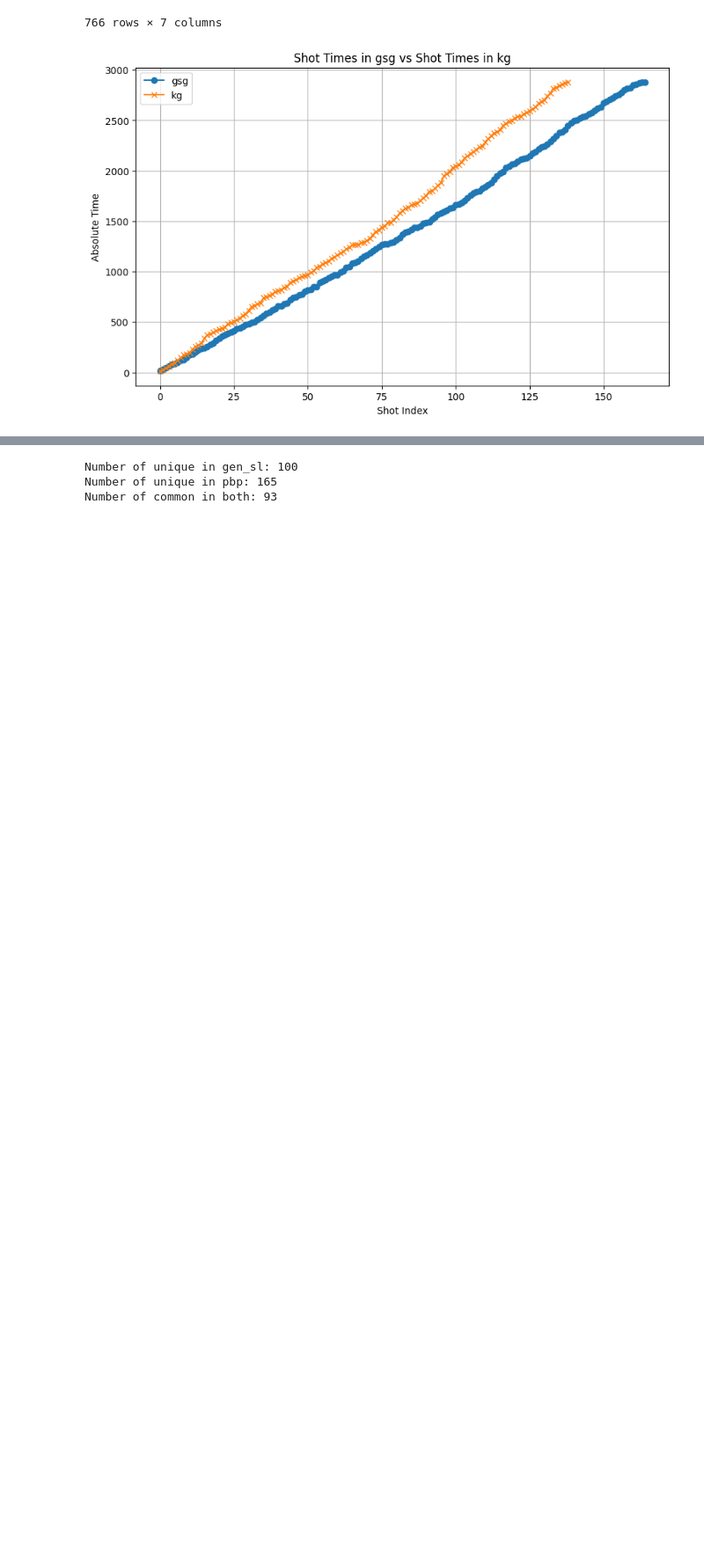
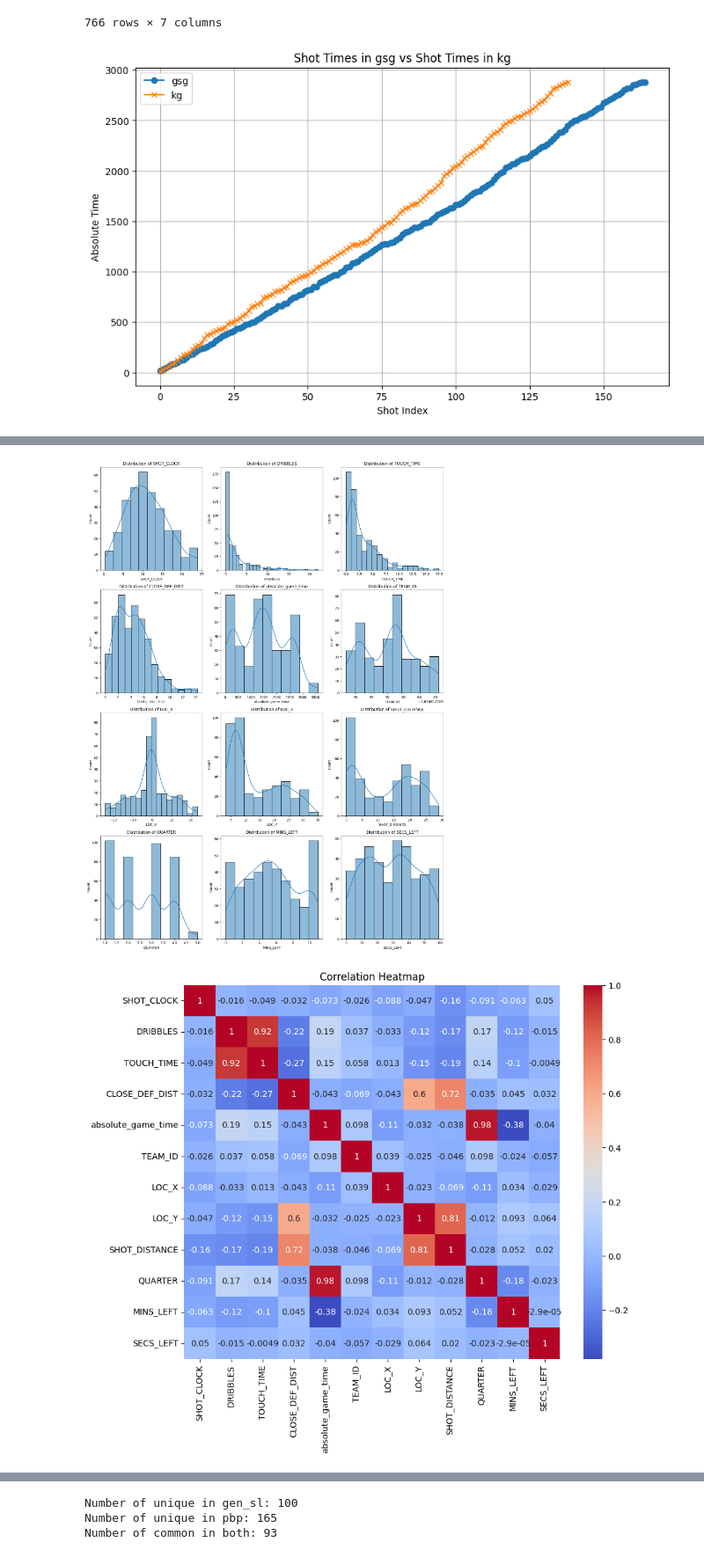
Before and after one commit to BigBabik/Shotpred, a Jupyter notebook: notebooks/dataworks.ipynb, the cells around one changed output, grey strips where cells are left out. Shown at 88% size. Drawn from its saved outputs; the diff is of its cells as text; code cells hidden in the pictures; blank space fills up the shorter version.

Commit message:
merge finished with selected cols

```diff
--- a/notebooks/dataworks.ipynb
+++ b/notebooks/dataworks.ipynb
@@ -292,0 +197,11 @@ combined_df.to_csv(os.path.join(INT_DATA_DIR, 'combined_game_gen_sl_bnk_pbp_shot
+# %%
+# Merge for attacker heights
+merged_with_attacker_heights = pd.merge(merged, heights, left_on='PLAYER_NAME', right_on='PLAYER_NAME', suffixes=('', '_attacker'))
+
+# Merge for defender heights
+merged_with_both_heights = pd.merge(merged_with_attacker_heights, heights, left_on='CLOSEST_DEFENDER', right_on='PLAYER_NAME', suffixes=('_attacker', '_defender'))
+
+# Drop the extra PLAYER_NAME column from the second merge
+merged_with_both_heights = merged_with_both_heights.drop(columns=['PLAYER_NAME_defender'])
+
+merged_with_both_heights.head()
@@ -292,0 +216,36 @@ combined_df.to_csv(os.path.join(INT_DATA_DIR, 'combined_game_gen_sl_bnk_pbp_shot
+# %%
+COLS_FOR_PRED = ['SHOT_CLOCK', 'DRIBBLES', 'TOUCH_TIME', 'CLOSEST_DEFENDER_PLAYER_ID', 'CLOSE_DEF_DIST', 'absolute_game_time', 'SEASON_1', 'SEASON_2', 'TEAM_ID', 'PLAYER_ID', 'POSITION_GROUP', 'POSITION', 'GAME_DATE', 'HOME_TEAM', 'AWAY_TEAM', 'EVENT_TYPE', 'SHOT_MADE', 'ACTION_TYPE', 'SHOT_TYPE', 'BASIC_ZONE', 'ZONE_NAME', 'ZONE_ABB', 'ZONE_RANGE', 'LOC_X', 'LOC_Y', 'SHOT_DISTANCE', 'QUARTER', 'MINS_LEFT', 'SECS_LEFT', 'HEIGHT_attacker', 'HEIGHT_defender']
+
+# interchange SEASON1/SEASON2
+# maybe the game date is highly correlated with season so leave only game date
+# probably need to chose only subset of the game time/qtr/mins_left/secs_left features
+# SHOT_MADE and EVENT_TYPE is g.t
+# %%
+for_pred = merged_with_both_heights[COLS_FOR_PRED]
+# %%
+def visualize_distributions(df):
+    """
+    Create visualizations for data distributions
+    """
+    numerical_cols = df.select_dtypes(include=['int64', 'float64']).columns
+    numerical_cols = numerical_cols.drop(['PLAYER_ID', 'CLOSEST_DEFENDER_PLAYER_ID', 'SEASON_1'])
+
+    # Distribution plots for numerical columns
+    plt.figure(figsize=(15, 5 * (len(numerical_cols) // 3 + 1)))
+    for i, col in enumerate(numerical_cols, 1):
+        plt.subplot(len(numerical_cols) // 3 + 1, 3, i)
+        sns.histplot(df[col], kde=True)
+        plt.title(f'Distribution of {col}')
+    plt.tight_layout()
+    plt.show()
+
+    # Correlation heatmap
+    plt.figure(figsize=(10, 8))
+    sns.heatmap(df[numerical_cols].corr(), annot=True, cmap='coolwarm')
+    plt.title('Correlation Heatmap')
+    plt.show()
+# %%
+visualize_distributions(for_pred)
+# %% [output]
+[figure, added]
+[figure, added]
```
Also changed, not shown: parts of 16 cells of this notebook, 1 other file.
